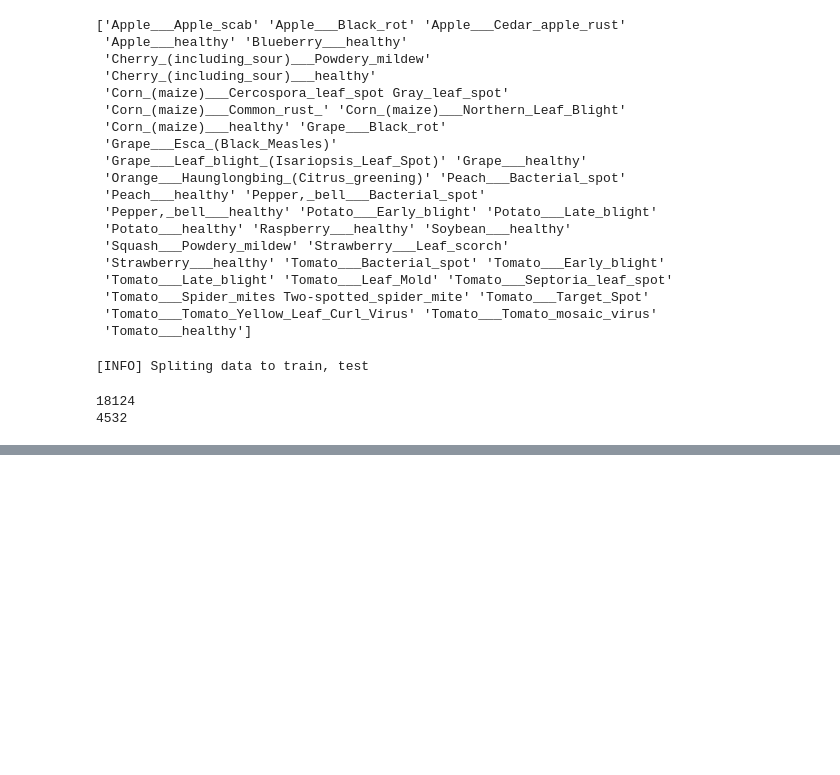
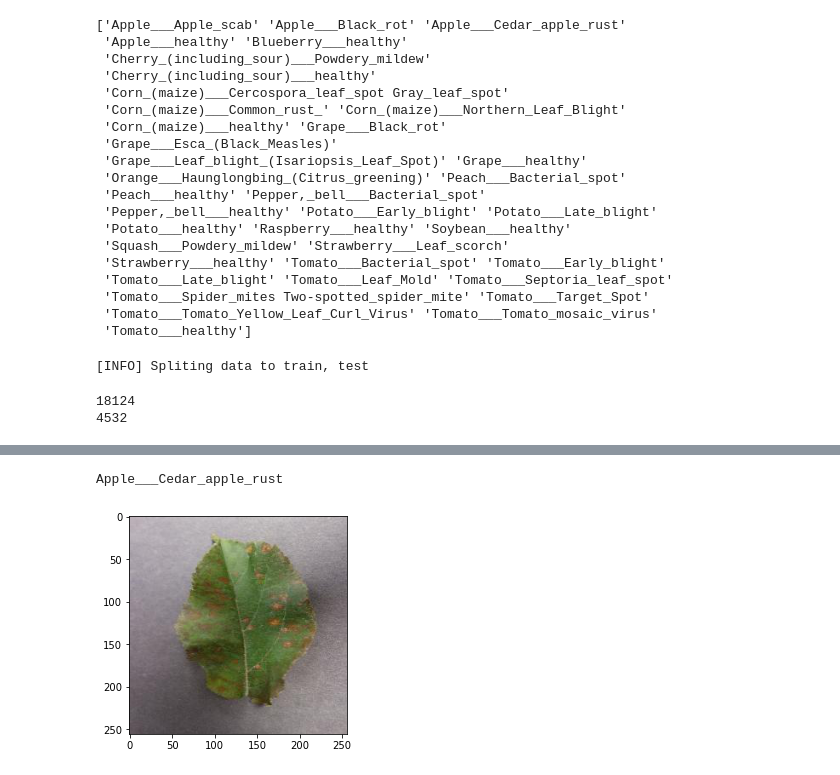
Before and after one commit to JenSans/Detecting-Plant-Disease, a Jupyter notebook: notebook.ipynb, the cells around one changed output, grey strips where cells are left out. Drawn from its saved outputs; the diff is of its cells as text; code cells hidden in the pictures; blank space fills up the shorter version.

```diff
--- a/notebook.ipynb
+++ b/notebook.ipynb
@@ -213 +525,9 @@ aug = ImageDataGenerator(
+# %%
+aug = ImageDataGenerator(
+    rotation_range=25, width_shift_range=0.1,
+    height_shift_range=0.1, shear_range=0.2,
+    zoom_range=0.2, vertical_flip=True
+    )
+# %%
+model_3.compile(loss="categorical_crossentropy",metrics=["accuracy"])
 # %%
@@ -237,0 +602,14 @@ Epoch 15/25
+# %%
+def predict_disease(image_path, estimator):
+    image_array = convert_image_to_array(image_path)
+    np_image = np.array(image_array, dtype=np.float16) / 225.0
+    np_image = np.expand_dims(np_image,0)
+    plt.imshow(plt.imread(image_path))
+    result = estimator.predict_classes(np_image)
+    print((label_binarizer.classes_[result][0]))
+# %%
+path = '../1Capstone1/PlantVillage-Dataset/raw/color/Apple___Cedar_apple_rust/0340baaa-e9cc-4c04-8f9b-c204180d9ae3___FREC_C.Rust 3805.JPG'
+predict_disease(path, model_3)
+# %% [output]
+Apple___Cedar_apple_rust
+[figure, added]
```
Also changed, not shown: parts of 29 cells of this notebook.
